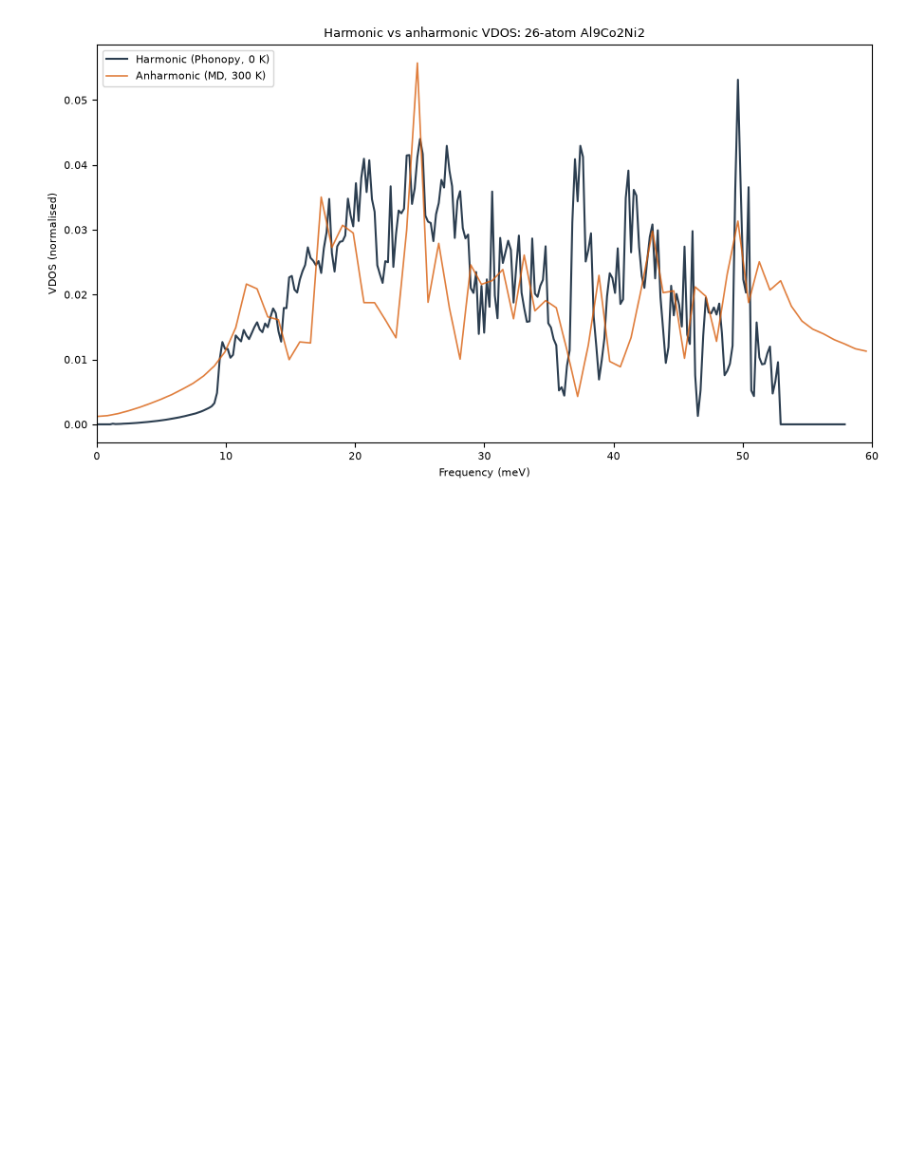
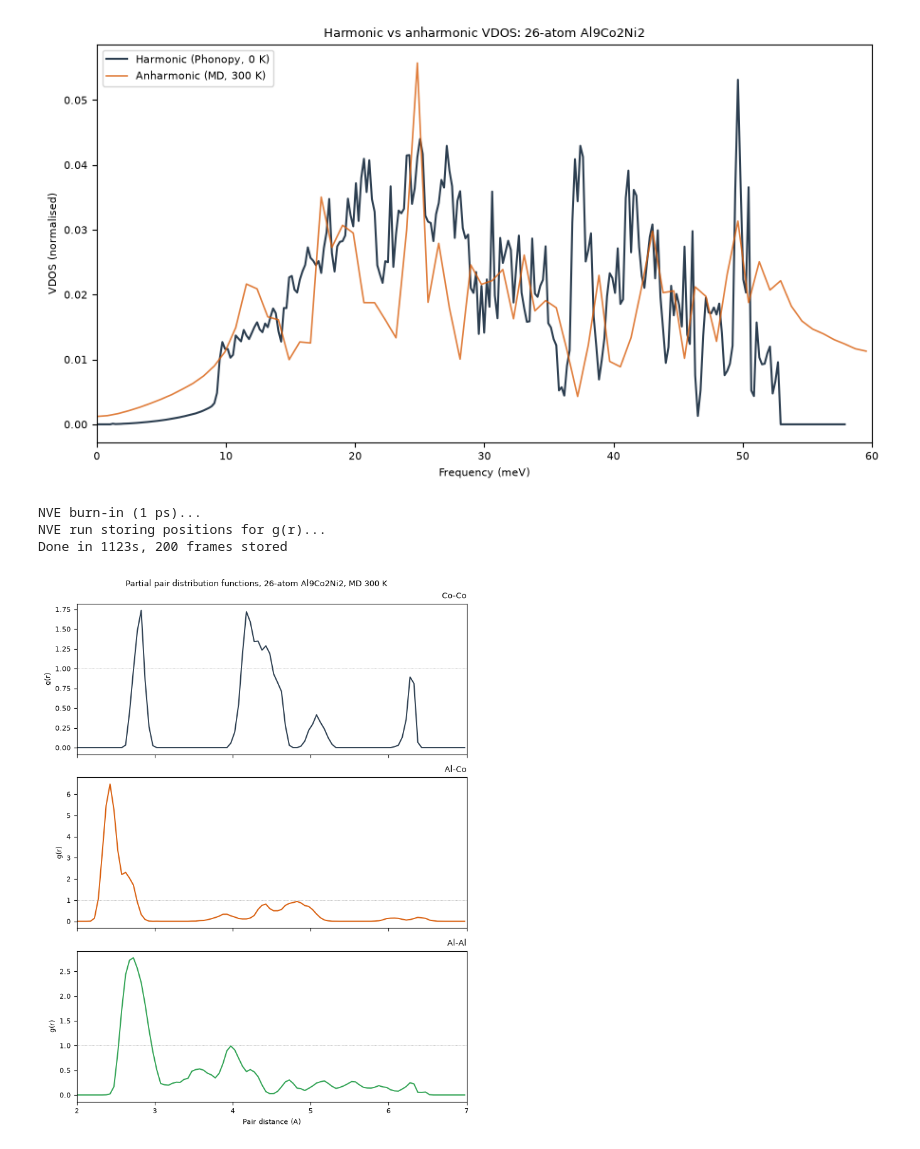
Before and after one commit to contactrameezraja/quasicrystal-mace, a Jupyter notebook: O2_MD..ipynb, the cells around one changed output. Cells and saved outputs as stored; diff of their text form; code cells hidden in the pictures; blank space fills up the shorter version.

```diff
--- a/O2_MD..ipynb
+++ b/O2_MD..ipynb
@@ -200,3 +200,63 @@ plt.savefig("o2_harmonic_vs_md_26atom.png", dpi=150, bbox_inches="tight")
 plt.show()
 # %% [output]
 [figure]
+# %%
+from ase.md.verlet import VelocityVerlet
+import numpy as np, matplotlib.pyplot as plt, time
+
+dyn_gr = VelocityVerlet(md_atoms, timestep)
+
+# brief burn-in after thermostat removal (Albert's point), not recorded
+print("NVE burn-in (1 ps)...")
+dyn_gr.run(500)
+
+# production storing POSITIONS
+frames = []
+def store_frame():
+    frames.append(md_atoms.copy())
+dyn_gr.attach(store_frame, interval=20)   # snapshot every 40 fs
+
+print("NVE run storing positions for g(r)...")
+t0 = time.time()
+dyn_gr.run(4000)                          # 8 ps -> ~200 frames
+print(f"Done in {time.time()-t0:.0f}s, {len(frames)} frames stored")
+
+# --- partial g(r), averaged over frames ---
+rmax, nbins = 7.0, 140
+bins = np.linspace(0, rmax, nbins+1)
+r = 0.5*(bins[1:]+bins[:-1])
+shell_vol = 4/3*np.pi*(bins[1:]**3 - bins[:-1]**3)
+V = md_atoms.get_volume()
+
+pairs = [("Co","Co"), ("Al","Co"), ("Al","Al")]
+colors = {"Co-Co":"#2c3e50", "Al-Co":"#d95f0e", "Al-Al":"#31a354"}
+
+fig, axes = plt.subplots(3, 1, figsize=(7, 9), sharex=True)
+for ax, (a, b) in zip(axes, pairs):
+    hist = np.zeros(nbins)
+    for f in frames:
+        d = f.get_all_distances(mic=True)
+        syms = np.array(f.get_chemical_symbols())
+        ia, ib = np.where(syms==a)[0], np.where(syms==b)[0]
+        dd = d[np.ix_(ia, ib)]
+        dd = dd[dd > 0.1]
+        hist += np.histogram(dd, bins=bins)[0]
+    hist /= len(frames)
+    # normalise to ideal gas -> proper g(r)
+    na, nb = (np.array(md_atoms.get_chemical_symbols())==a).sum(), (np.array(md_atoms.get_chemical_symbols())==b).sum()
+    norm = shell_vol * na * nb / V
+    g = np.divide(hist, norm, out=np.zeros_like(hist), where=norm>0)
+    ax.plot(r, g, color=colors[f"{a}-{b}"], lw=1.4)
+    ax.axhline(1, color="gray", lw=0.5, ls=":")
+    ax.set_ylabel("g(r)"); ax.set_title(f"{a}-{b}", loc="right")
+    ax.set_xlim(2, 7)
+axes[-1].set_xlabel("Pair distance (A)")
+plt.suptitle("Partial pair distribution functions, 26-atom Al9Co2Ni2, MD 300 K")
+plt.tight_layout()
+plt.savefig("o2_gr_26atom.png", dpi=150, bbox_inches="tight")
+plt.show()
+# %% [output]
+NVE burn-in (1 ps)...
+NVE run storing positions for g(r)...
+Done in 1123s, 200 frames stored
+[figure, added]
```
Also changed, not shown: parts of 9 cells of this notebook, 3 other files.
